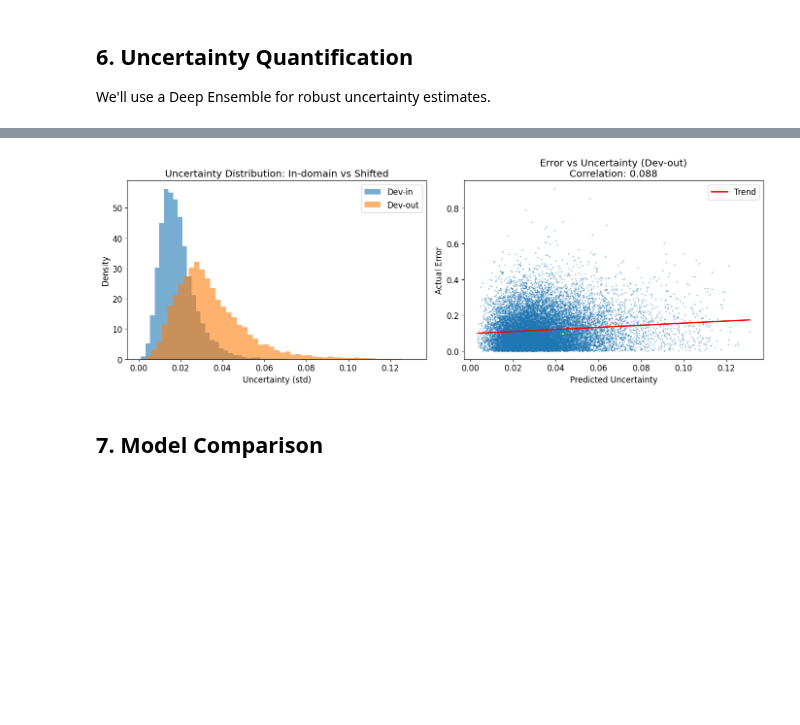
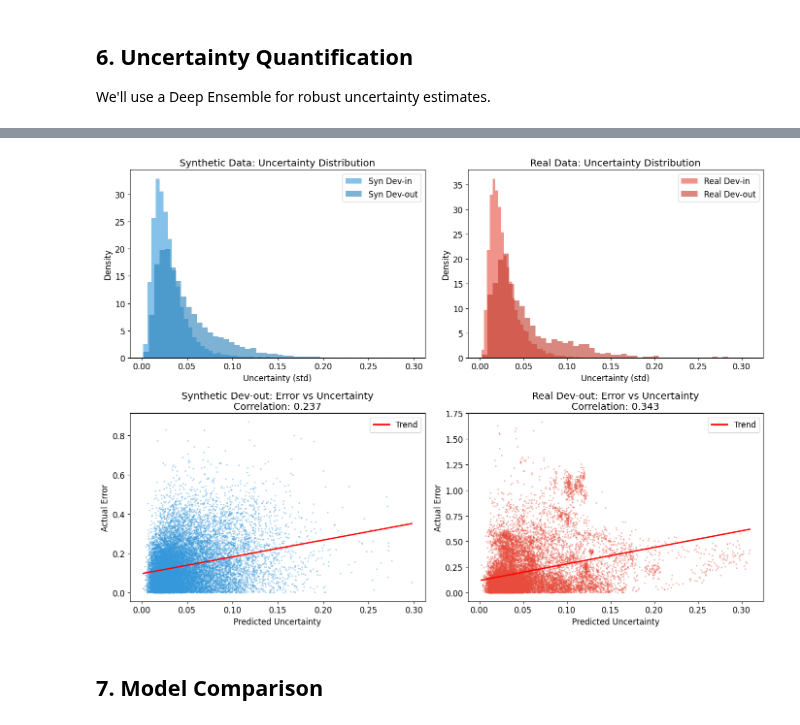
Before and after one commit to PropelSense/propulsion_prediction, a Jupyter notebook: train_models.ipynb, the cells around one changed output, grey strips where cells are left out. Saved outputs shown, nothing was run; the diff lists cells and outputs as text; code cells hidden in the pictures; blank space fills up the shorter version.

```diff
--- a/train_models.ipynb
+++ b/train_models.ipynb
@@ -239,16 +350,23 @@ Validation data shape: (52319, 19)
 # %%
-# Helper function to evaluate a model
+# Helper function to evaluate a model on all dev sets
 def evaluate_model(model, name, X_train, y_train, data_module):
-    """Train and evaluate a model on all splits."""
+    """Train and evaluate a model on all splits (both synthetic and real)."""
 
     # Train
     model.fit(X_train, y_train)
 
     results = {}
 
-    for split_name, (X, y) in [('val', (X_val, y_val)),
-                                ('dev_in', (X_dev_in, y_dev_in)),
-                                ('dev_out', (X_dev_out, y_dev_out))]:
+    # Define all evaluation splits
+    eval_splits = [
+        ('val', (X_val, y_val)),
+        ('syn_dev_in', (X_syn_dev_in, y_syn_dev_in)),
+        ('syn_dev_out', (X_syn_dev_out, y_syn_dev_out)),
+        ('real_dev_in', (X_real_dev_in, y_real_dev_in)),
+        ('real_dev_out', (X_real_dev_out, y_real_dev_out))
+    ]
+
+    for split_name, (X, y) in eval_splits:
         y_pred = model.predict(X)
 
         # Scaled metrics
@@ -514,41 +676,66 @@ dev_out:
 # %%
-# Visualize uncertainty on dev_out (shifted data)
-y_pred_out, epistemic_out, _ = ensemble.predict_with_uncertainty(X_dev_out)
-uncertainty_out = np.sqrt(epistemic_out)
+# Visualize uncertainty - comparing synthetic vs real data
+fig, axes = plt.subplots(2, 2, figsize=(14, 10))
 
-y_pred_in, epistemic_in, _ = ensemble.predict_with_uncertainty(X_dev_in)
-uncertainty_in = np.sqrt(epistemic_in)
+# Get predictions and uncertainties for all dev sets
+y_pred_syn_in, epistemic_syn_in, _ = ensemble.predict_with_uncertainty(X_syn_dev_in)
+y_pred_syn_out, epistemic_syn_out, _ = ensemble.predict_with_uncertainty(X_syn_dev_out)
+y_pred_real_in, epistemic_real_in, _ = ensemble.predict_with_uncertainty(X_real_dev_in)
+y_pred_real_out, epistemic_real_out, _ = ensemble.predict_with_uncertainty(X_real_dev_out)
 
-fig, axes = plt.subplots(1, 2, figsize=(14, 5))
+unc_syn_in = np.sqrt(epistemic_syn_in)
+unc_syn_out = np.sqrt(epistemic_syn_out)
+unc_real_in = np.sqrt(epistemic_real_in)
+unc_real_out = np.sqrt(epistemic_real_out)
 
-# Uncertainty distribution comparison
-ax = axes[0]
-ax.hist(uncertainty_in, bins=50, alpha=0.6, label='Dev-in', density=True)
-ax.hist(uncertainty_out, bins=50, alpha=0.6, label='Dev-out', density=True)
+# Top left: Synthetic uncertainty distribution
+ax = axes[0, 0]
+ax.hist(unc_syn_in, bins=50, alpha=0.6, label='Syn Dev-in', density=True, color='#3498db')
+ax.hist(unc_syn_out, bins=50, alpha=0.6, label='Syn Dev-out', density=True, color='#2980b9')
 ax.set_xlabel('Uncertainty (std)')
 ax.set_ylabel('Density')
-ax.set_title('Uncertainty Distribution: In-domain vs Shifted')
+ax.set_title('Synthetic Data: Uncertainty Distribution')
 ax.legend()
 
-# Error vs Uncertainty scatter
-ax = axes[1]
-errors_out = np.abs(y_pred_out - y_dev_out)
-ax.scatter(uncertainty_out, errors_out, s=2, alpha=0.3)
+# Top right: Real uncertainty distribution
+ax = axes[0, 1]
+ax.hist(unc_real_in, bins=50, alpha=0.6, label='Real Dev-in', density=True, color='#e74c3c')
+ax.hist(unc_real_out, bins=50, alpha=0.6, label='Real Dev-out', density=True, color='#c0392b')
+ax.set_xlabel('Uncertainty (std)')
+ax.set_ylabel('Density')
+ax.set_title('Real Data: Uncertainty Distribution')
+ax.legend()
+
+# Bottom left: Error vs Uncertainty for Synthetic
+ax = axes[1, 0]
+errors_syn_out = np.abs(y_pred_syn_out - y_syn_dev_out)
+ax.scatter(unc_syn_out, errors_syn_out, s=2, alpha=0.3, color='#3498db')
 ax.set_xlabel('Predicted Uncertainty')
 ax.set_ylabel('Actual Error')
-ax.set_title(f'Error vs Uncertainty (Dev-out)\nCorrelation: {ensemble_results["dev_out"]["correlation"]:.3f}')
+ax.set_title(f'Synthetic Dev-out: Error vs Uncertainty\nCorrelation: {ensemble_results["syn_dev_out"]["correlation"]:.3f}')
+z = np.polyfit(unc_syn_out, errors_syn_out, 1)
+p = np.poly1d(z)
+x_line = np.linspace(unc_syn_out.min(), unc_syn_out.max(), 100)
+ax.plot(x_line, p(x_line), 'r-', linewidth=2, label='Trend')
+ax.legend()
 
-# Add trend line
-z = np.polyfit(uncertainty_out, errors_out, 1)
+# Bottom right: Error vs Uncertainty for Real
+ax = axes[1, 1]
+errors_real_out = np.abs(y_pred_real_out - y_real_dev_out)
+ax.scatter(unc_real_out, errors_real_out, s=2, alpha=0.3, color='#e74c3c')
+ax.set_xlabel('Predicted Uncertainty')
+ax.set_ylabel('Actual Error')
+ax.set_title(f'Real Dev-out: Error vs Uncertainty\nCorrelation: {ensemble_results["real_dev_out"]["correlation"]:.3f}')
+z = np.polyfit(unc_real_out, errors_real_out, 1)
 p = np.poly1d(z)
-x_line = np.linspace(uncertainty_out.min(), uncertainty_out.max(), 100)
+x_line = np.linspace(unc_real_out.min(), unc_real_out.max(), 100)
 ax.plot(x_line, p(x_line), 'r-', linewidth=2, label='Trend')
 ax.legend()
 
 plt.tight_layout()
 plt.show()
 # %% [output]
-[figure, old version]
+[figure, new version]
 # %% [markdown]
 ## 7. Model Comparison
 # %%
```
Also changed, not shown: parts of 29 cells of this notebook.
